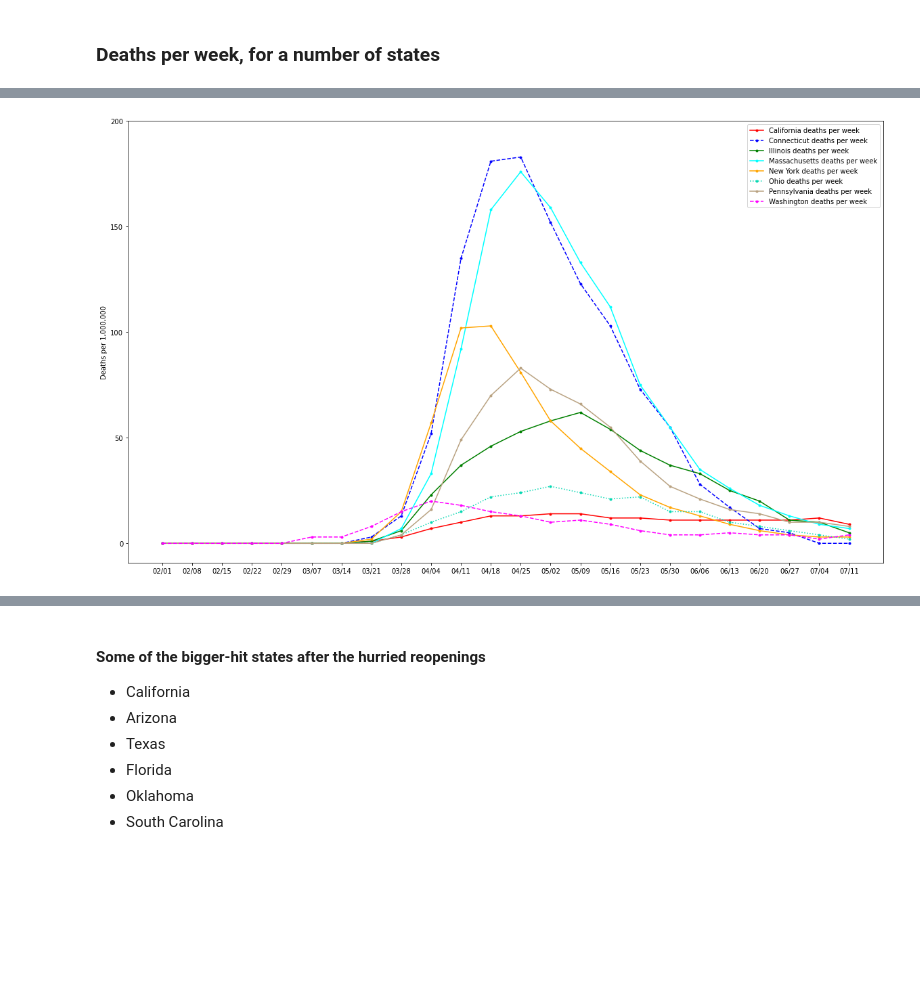
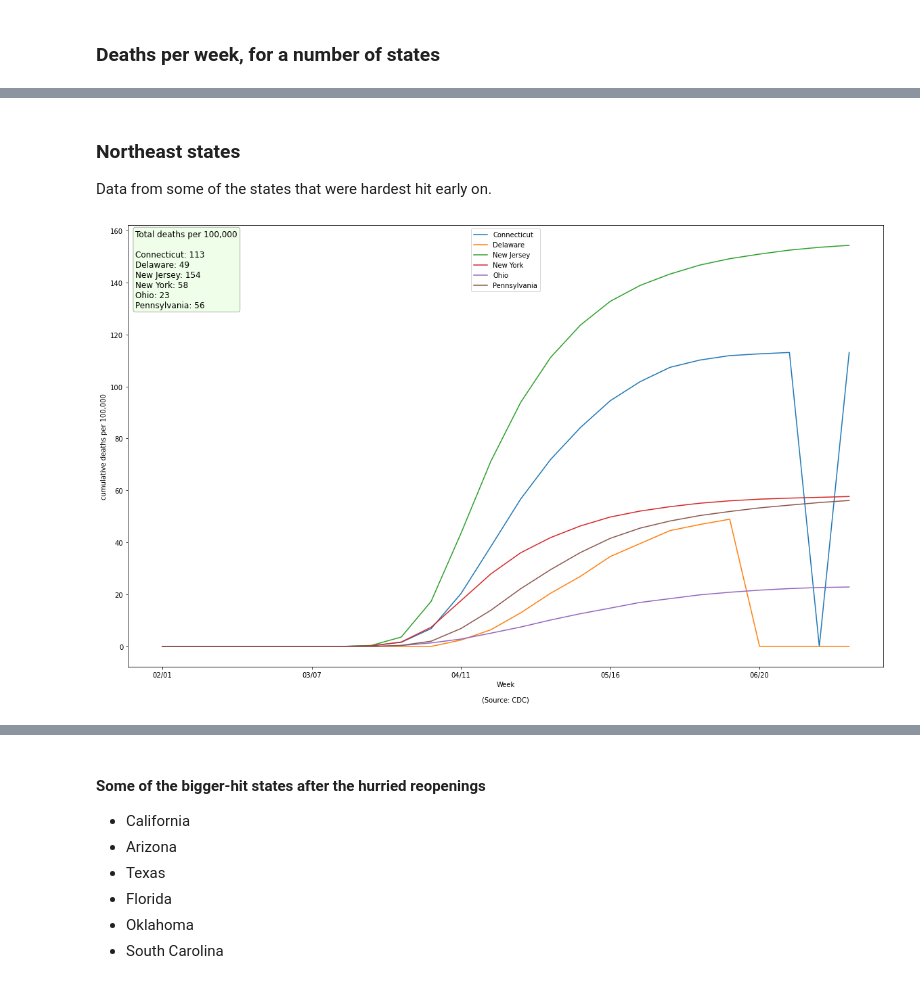
Before and after one commit to bmc/covid19, a Jupyter notebook: cdc.ipynb, the cells around one changed output, grey strips where cells are left out. Cells and saved outputs as stored; diff of their text form; code cells hidden in the pictures; blank space fills up the shorter version.

```diff
--- a/cdc.ipynb
+++ b/cdc.ipynb
@@ -189,4 +214,0 @@ plot_states(early_hit_states, 'cdc-state-comparisons-early-2020.png');
-# %%
-plot_states(early_hit_states, 'cdc-state-comparisons-early-2020-per-million.png', per_n=1_000_000);
-# %% [output]
-[figure, removed]
@@ -192,0 +298,10 @@ plot_states(early_hit_states, 'cdc-state-comparisons-early-2020-per-million.png'
+# %% [markdown]
+### Northeast states
+
+Data from some of the states that were hardest hit early on.
+# %%
+ne_states = ('Connecticut', 'New York', 'New Jersey', 'Pennsylvania', 'Delaware', 'Ohio')
+# %%
+plot_deaths_for_many(df, ne_states, PlotType.CUMULATIVE_DEATHS, per_n=100_000, populations=populations);
+# %% [output]
+[figure, added]
```
Also changed, not shown: parts of 23 cells of this notebook.
